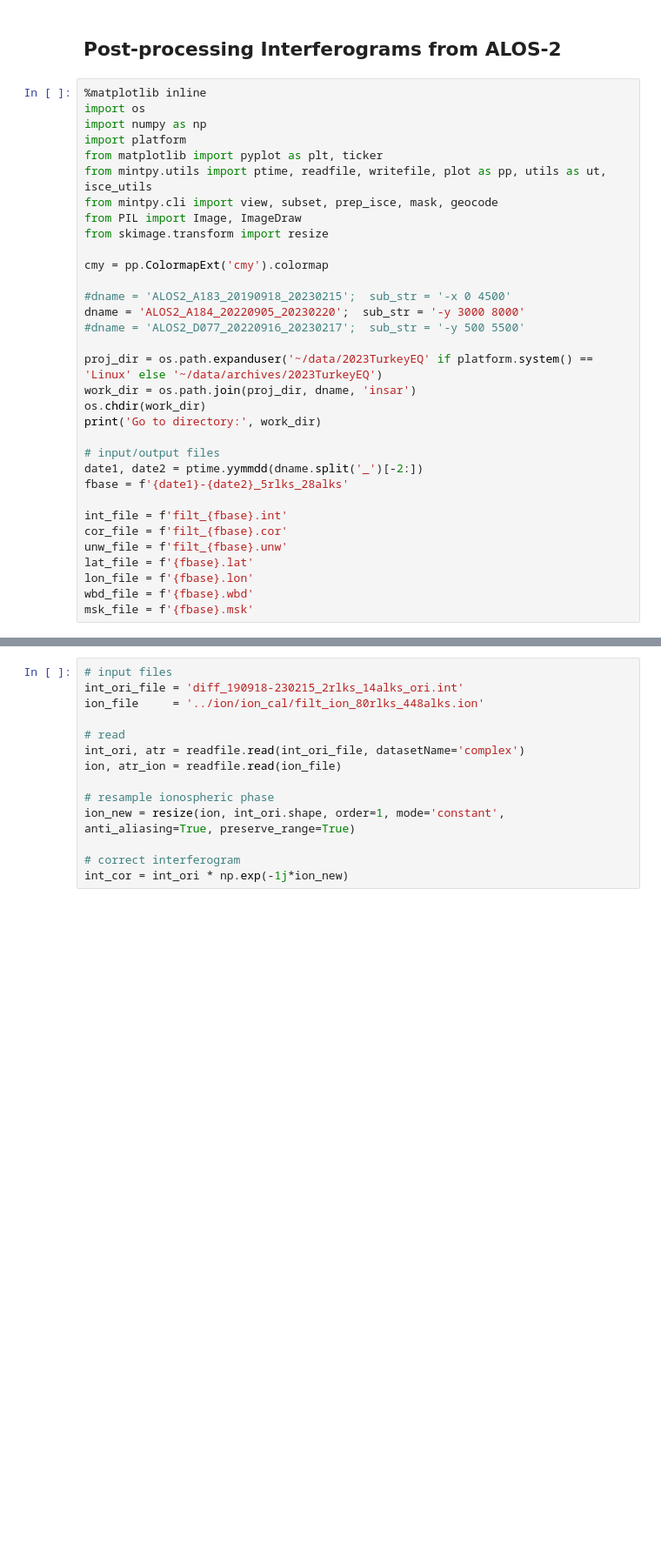
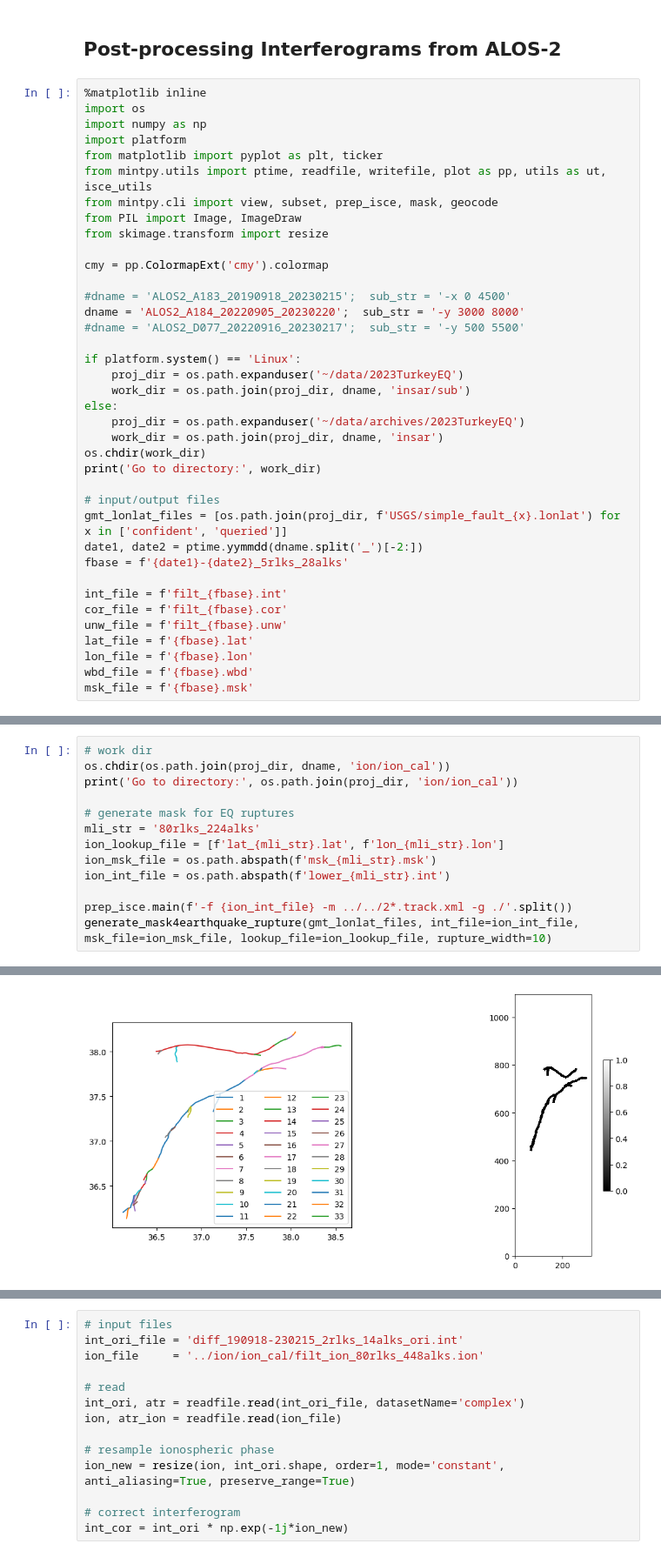
Before and after one commit to yunjunz/2023-Turkey-EQ, a Jupyter notebook: ifgram_postproc.ipynb, the cells around one changed output, grey strips where cells are left out. Shown at 87% size. Drawn from its saved outputs; the diff is of its cells as text; blank space fills up the shorter version.

Commit message:
ifgram: apply rupture trace masking for ion PU

```diff
--- a/ifgram_postproc.ipynb
+++ b/ifgram_postproc.ipynb
@@ -17,12 +17,17 @@ cmy = pp.ColormapExt('cmy').colormap
 dname = 'ALOS2_A184_20220905_20230220';  sub_str = '-y 3000 8000'
 #dname = 'ALOS2_D077_20220916_20230217';  sub_str = '-y 500 5500'
 
-proj_dir = os.path.expanduser('~/data/2023TurkeyEQ' if platform.system() == 'Linux' else '~/data/archives/2023TurkeyEQ')
-work_dir = os.path.join(proj_dir, dname, 'insar')
+if platform.system() == 'Linux':
+    proj_dir = os.path.expanduser('~/data/2023TurkeyEQ')
+    work_dir = os.path.join(proj_dir, dname, 'insar/sub')
+else:
+    proj_dir = os.path.expanduser('~/data/archives/2023TurkeyEQ')
+    work_dir = os.path.join(proj_dir, dname, 'insar')
 os.chdir(work_dir)
 print('Go to directory:', work_dir)
 
 # input/output files
+gmt_lonlat_files = [os.path.join(proj_dir, f'USGS/simple_fault_{x}.lonlat') for x in ['confident', 'queried']]
 date1, date2 = ptime.yymmdd(dname.split('_')[-2:])
 fbase = f'{date1}-{date2}_5rlks_28alks'
 
@@ -41,0 +127,14 @@ Skip as the fringe in the near field is not very dense for L-band ALOS-2 anymore
+# %%
+# work dir
+os.chdir(os.path.join(proj_dir, dname, 'ion/ion_cal'))
+print('Go to directory:', os.path.join(proj_dir, 'ion/ion_cal'))
+
+# generate mask for EQ ruptures
+mli_str = '80rlks_224alks'
+ion_lookup_file = [f'lat_{mli_str}.lat', f'lon_{mli_str}.lon']
+ion_msk_file = os.path.abspath(f'msk_{mli_str}.msk')
+ion_int_file = os.path.abspath(f'lower_{mli_str}.int')
+
+prep_isce.main(f'-f {ion_int_file} -m ../../2*.track.xml -g ./'.split())
+generate_mask4earthquake_rupture(gmt_lonlat_files, int_file=ion_int_file, msk_file=ion_msk_file, lookup_file=ion_lookup_file, rupture_width=10)
+# %% [output]
@@ -41,0 +156 @@ Skip as the fringe in the near field is not very dense for L-band ALOS-2 anymore
+[figure, added]
```
Also changed, not shown: parts of 18 cells of this notebook.
